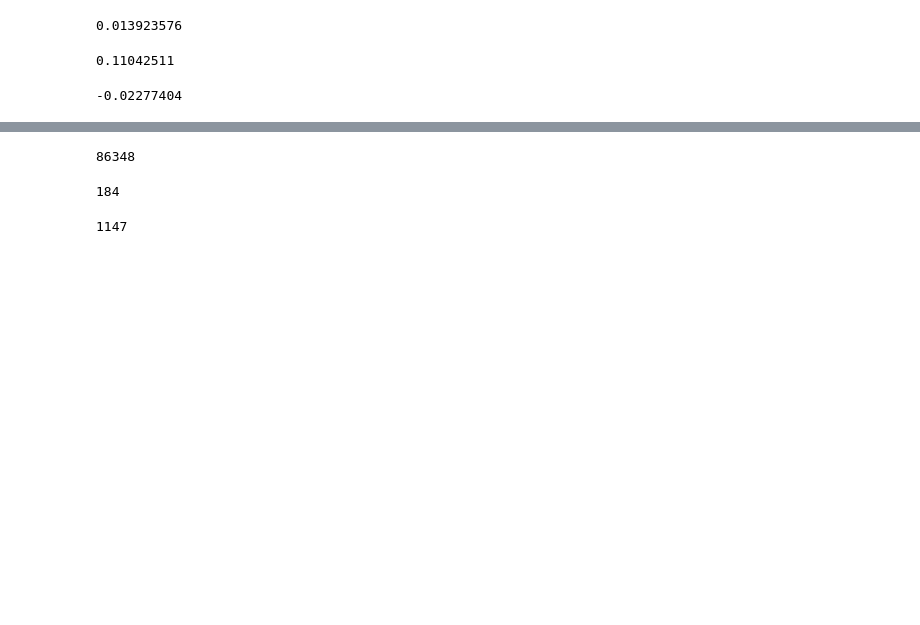
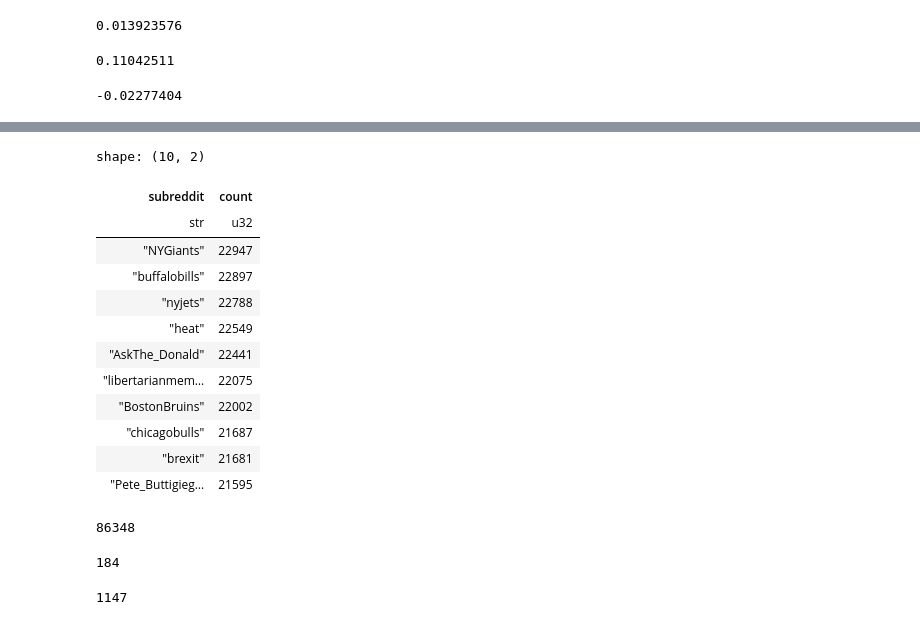
Before and after one commit to tatami-galaxy/sports-language-in-politics, a Jupyter notebook: experiments/notebooks/analogies_word2vec.ipynb, the cells around one changed output, grey strips where cells are left out. Drawn from its saved outputs; the diff is of its cells as text; code cells hidden in the pictures; blank space fills up the shorter version.

```diff
--- a/experiments/notebooks/analogies_word2vec.ipynb
+++ b/experiments/notebooks/analogies_word2vec.ipynb
@@ -1190,0 +1204,16 @@ len(df)
+# %%
+df.group_by("subreddit").count().sort("count", descending=True)[70:80]
+# %% [output]
+shape: (10, 2)
+| subreddit | count |
+| str | u32 |
+| "NYGiants" | 22947 |
+| "buffalobills" | 22897 |
+| "nyjets" | 22788 |
+| "heat" | 22549 |
+| "AskThe_Donald" | 22441 |
+| "libertarianmem… | 22075 |
+| "BostonBruins" | 22002 |
+| "chicagobulls" | 21687 |
+| "brexit" | 21681 |
+| "Pete_Buttigieg… | 21595 |
```
Also changed, not shown: parts of 4 cells of this notebook, 5 other files.
